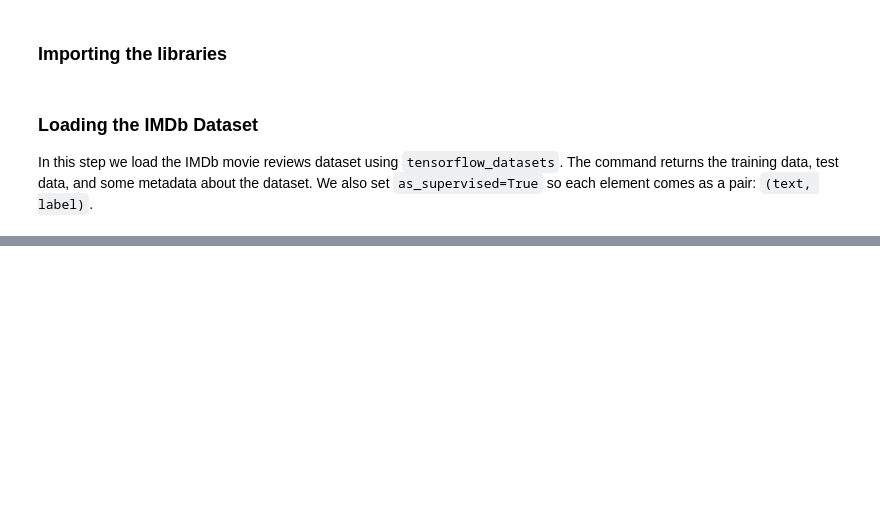
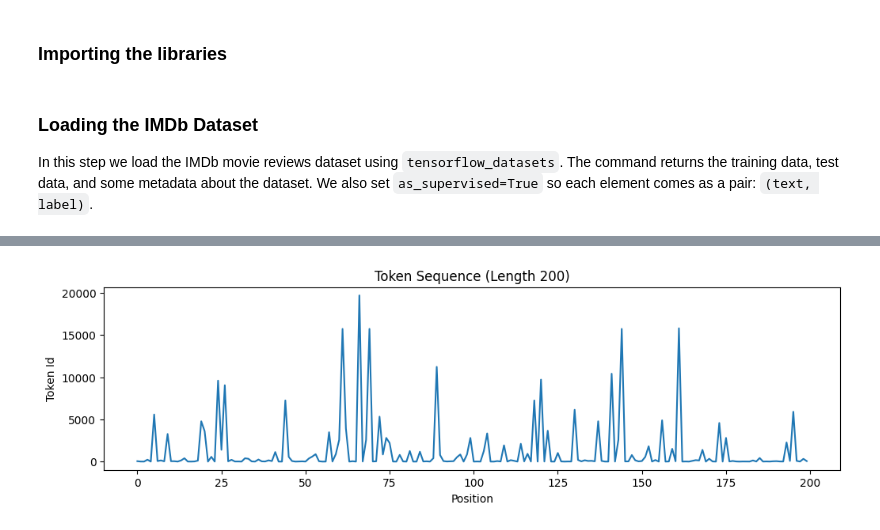
Before and after one commit to JoseAlberto88/nlp-mini-projects, a Jupyter notebook: imdb_sentiment/notebooks/00_Text_Preprocessing.ipynb, the cells around one changed output, grey strips where cells are left out. Saved outputs shown, nothing was run; the diff lists cells and outputs as text; code cells hidden in the pictures; blank space fills up the shorter version.

```diff
--- a/imdb_sentiment/notebooks/00_Text_Preprocessing.ipynb
+++ b/imdb_sentiment/notebooks/00_Text_Preprocessing.ipynb
@@ -38,0 +242,8 @@ In this step we load the IMDb movie reviews dataset using `tensorflow_datasets`.
+# %%
+# Defining the function and apply to train and text data
+def vectorize_text(text, label):
+  text = vectorizer_layer(text)
+  return text, label
+
+train_ds = train_data.map(vectorize_text)
+test_ds = test_data.map(vectorize_text)
@@ -38,0 +267,15 @@ In this step we load the IMDb movie reviews dataset using `tensorflow_datasets`.
+# %%
+# Here we turn the vectorized dataset into mini-batches that the model can train on efficiently.
+
+train_batches = (
+    train_ds
+    .shuffle(1000)   # randomize order of examples
+    .batch(10)  # groups of 10
+    .prefetch(tf.data.AUTOTUNE)
+)
+
+test_batches = (
+    test_ds
+    .batch(10)
+    .prefetch(tf.data.AUTOTUNE)
+)
@@ -38,0 +292,5 @@ In this step we load the IMDb movie reviews dataset using `tensorflow_datasets`.
+# %%
+# take one batch from the dataset
+for batch_x, batch_y in train_batches.take(1):
+  sample_sequences = batch_x.numpy()
+  sample_labels = batch_y.numpy()
@@ -38,0 +299,7 @@ In this step we load the IMDb movie reviews dataset using `tensorflow_datasets`.
+# %%
+# Pick a random index from the batch
+idx = np.random.randint(0, sample_sequences.shape[0])
+
+print("Random sequence (first 50 tokens):")
+print(sample_sequences[idx][:50])
+print("\nLabel:", sample_labels[idx])
@@ -38,0 +323,10 @@ In this step we load the IMDb movie reviews dataset using `tensorflow_datasets`.
+# %%
+# Plot the sequence
+plt.figure(figsize=(12, 3))
+plt.plot(sample_sequences[idx])
+plt.title("Token Sequence (Length 200)")
+plt.xlabel("Position")
+plt.ylabel("Token Id")
+plt.show()
+# %% [output]
+[figure, added]
```
Also changed, not shown: parts of 36 cells of this notebook.
